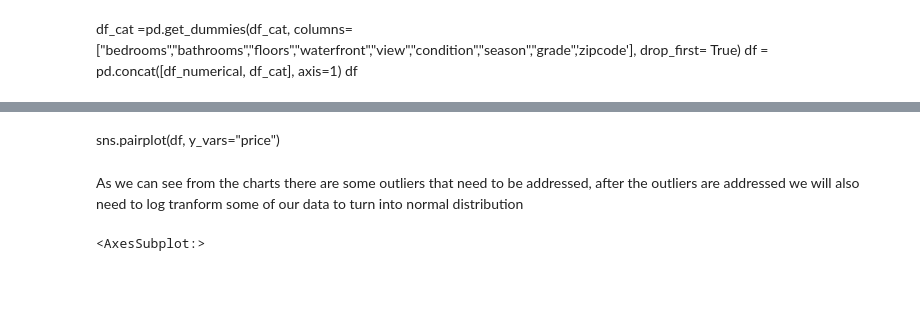
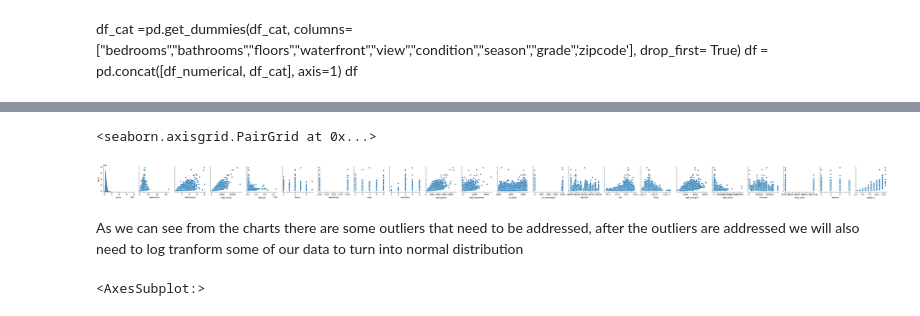
Before and after one commit to ValeriaVF/Phase_2-Project, a Jupyter notebook: Final.ipynb, the cells around one changed output, grey strips where cells are left out. Saved outputs shown, nothing was run; the diff lists cells and outputs as text; code cells hidden in the pictures; blank space fills up the shorter version.

```diff
--- a/Final.ipynb
+++ b/Final.ipynb
@@ -407,5 +351,9 @@ Root Mean Squared Error: 213004.12779338943
-# %% [markdown]
-sns.pairplot(df, y_vars="price")
+# %%
+#Plotting data to check for correlation and outliers
+sns.pairplot(df, y_vars="price")
+# %% [output]
+<seaborn.axisgrid.PairGrid at 0x...>
+[figure, added]
 # %% [markdown]
 As we can see from the charts there are some outliers that need to be addressed, after the outliers are addressed we will also need to log tranform some of our data to turn into normal distribution
 # %%
```
Also changed, not shown: parts of 45 cells of this notebook, 11 other files.
